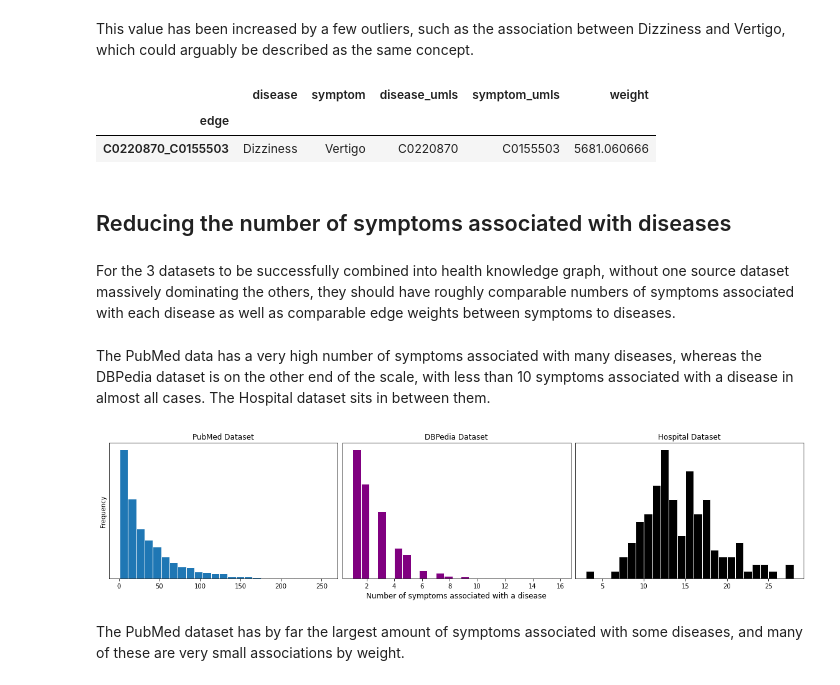
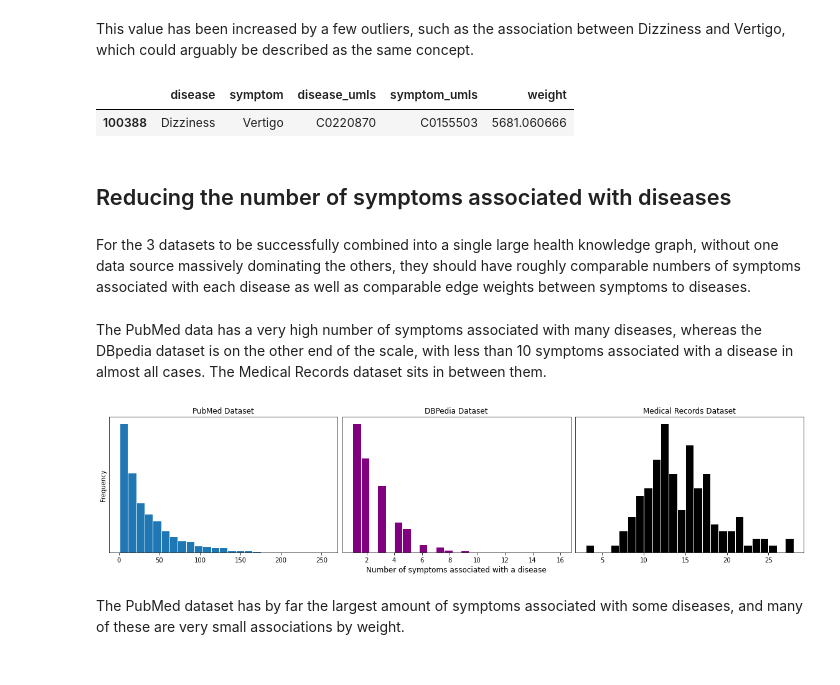
Before and after one commit to Natasha-R/DS_Linked_Open_Data_and_Knowledge_Graphs_2022_Natasha-Randall, a Jupyter notebook: 5. Combining Datasets.ipynb, the cells around one changed output. Drawn from its saved outputs; the diff is of its cells as text; code cells hidden in the pictures.

```diff
--- a/5. Combining Datasets.ipynb
+++ b/5. Combining Datasets.ipynb
@@ -9,8 +9,8 @@ import matplotlib.pyplot as plt
 ## Importing the datasets
 # %%
 pm_data = pd.read_csv("data/pubmed_data_final.csv")
-db_data = pd.read_csv("data/dbpedia_data.csv")[["disease", "symptom", "disease_umls", "symptom_umls"]]
-h_data = pd.read_csv("data/hospital_data.csv")
+db_data = pd.read_csv("data/dbpedia_data.csv")
+mr_data = pd.read_csv("data/medical_records_data.csv")
 # %% [markdown]
 Standardising the column names and orders for all of the datasets.
 # %%
@@ -122,29 +106,28 @@ max      5681.060666
 Name: weight, dtype: float64
 # %% [markdown]
 This value has been increased by a few outliers, such as the association between Dizziness and Vertigo, which could arguably be described as the same concept.
-# %%
-pm_data_edges.loc[list(shared_edges), :][pm_data_edges.loc[list(shared_edges), :]["weight"] > 5681]
-# %% [output]
-|  | disease | symptom | disease_umls | symptom_umls | weight |
-| edge |  |  |  |  |  |
-| C0220870_C0155503 | Dizziness | Vertigo | C0220870 | C0155503 | 5681.060666 |
+# %%
+pm_data[pm_data["weight"]>5681].head(1)
+# %% [output]
+|  | disease | symptom | disease_umls | symptom_umls | weight |
+| 100388 | Dizziness | Vertigo | C0220870 | C0155503 | 5681.060666 |
 # %% [markdown]
 ## Reducing the number of symptoms associated with diseases
 # %% [markdown]
-For the 3 datasets to be successfully combined into health knowledge graph, without one source dataset massively dominating the others, they should have roughly comparable numbers of symptoms associated with each disease as well as comparable edge weights between symptoms to diseases.
+For the 3 datasets to be successfully combined into a single large health knowledge graph, without one data source massively dominating the others, they should have roughly comparable numbers of symptoms associated with each disease as well as comparable edge weights between symptoms to diseases.
 # %% [markdown]
-The PubMed data has a very high number of symptoms associated with many diseases, whereas the DBPedia dataset is on the other end of the scale, with less than 10 symptoms associated with a disease in almost all cases. The Hospital dataset sits in between them.
+The PubMed data has a very high number of symptoms associated with many diseases, whereas the DBpedia dataset is on the other end of the scale, with less than 10 symptoms associated with a disease in almost all cases. The Medical Records dataset sits in between them.
 # %%
 fig, (ax1, ax2, ax3) = plt.subplots(nrows=1, ncols=3, figsize=(20,4))
 fig.subplots_adjust(wspace=0.02)
 pm_data.groupby("disease").count()["symptom"].plot.hist(edgecolor="white", bins=25, ax=ax1)
 db_data.groupby("disease").count()["symptom"].plot.hist(edgecolor="white", bins=25, color="purple", ax=ax2)
-h_data.groupby("disease").count()["symptom"].plot.hist(edgecolor="white", bins=25, color="black", ax=ax3)
+mr_data.groupby("disease").count()["symptom"].plot.hist(edgecolor="white", bins=25, color="black", ax=ax3)
 ax1.set_yticks(()), ax2.set_yticks(()), ax3.set_yticks(());
 ax2.set_ylabel(""), ax3.set_ylabel(""), ax2.set_xlabel("Number of symptoms associated with a disease", fontsize=12);
-ax1.set_title("PubMed Dataset"), ax2.set_title("DBPedia Dataset"), ax3.set_title("Hospital Dataset");
+ax1.set_title("PubMed Dataset"), ax2.set_title("DBPedia Dataset"), ax3.set_title("Medical Records Dataset");
 # %% [output]
-[figure, old version]
+[figure, new version]
 # %% [markdown]
 The PubMed dataset has by far the largest amount of symptoms associated with some diseases, and many of these are very small associations by weight.
 # %% [markdown]
```
Also changed, not shown: parts of 22 cells of this notebook, 5 other files.
